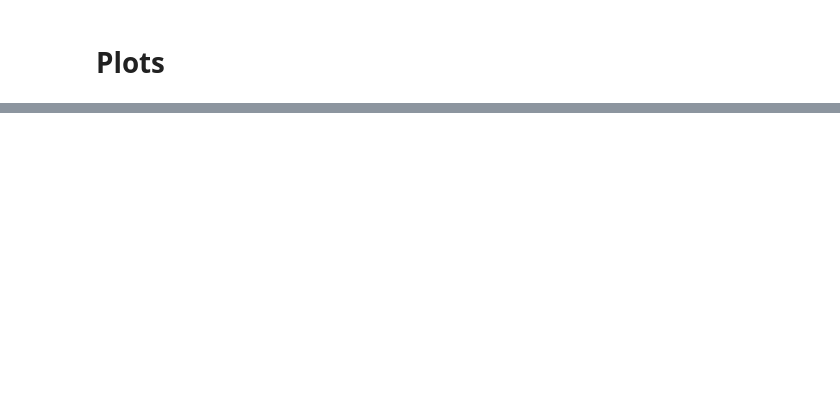
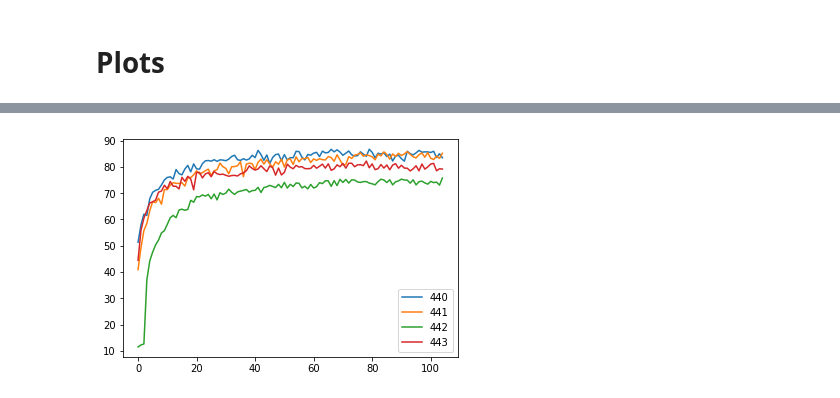
Before and after one commit to AndyLc/auxtask-supervised, a Jupyter notebook: SharedModel_Squares.ipynb, the cells around one changed output, grey strips where cells are left out. Saved outputs shown, nothing was run; the diff lists cells and outputs as text; code cells hidden in the pictures; blank space fills up the shorter version.

```diff
--- a/SharedModel_Squares.ipynb
+++ b/SharedModel_Squares.ipynb
@@ -652,0 +616,17 @@ StDev:
+# %%
+data = pd.read_csv("mixed-tasks_3-17-134-253/440_iter2.csv")
+plt.plot(data["task_3"], label="440")
+data = pd.read_csv("mixed-tasks_3-17-134-253/441_iter2.csv")
+plt.plot(data["task_3"], label="441")
+data = pd.read_csv("mixed-tasks_3-17-134-253/442_iter2.csv")
+plt.plot(data["task_3"], label="442")
+data = pd.read_csv("mixed-tasks_3-17-134-253/443_iter2.csv")
+plt.plot(data["task_3"], label="443")
+"""
+data = pd.read_csv("mixed-tasks_3-17-134-253/444_iter1.csv")
+plt.plot(data["task_3"], label="444")
+"""
+plt.legend()
+plt.show()
+# %% [output]
+[figure, added]
```
Also changed, not shown: parts of 25 cells of this notebook.
